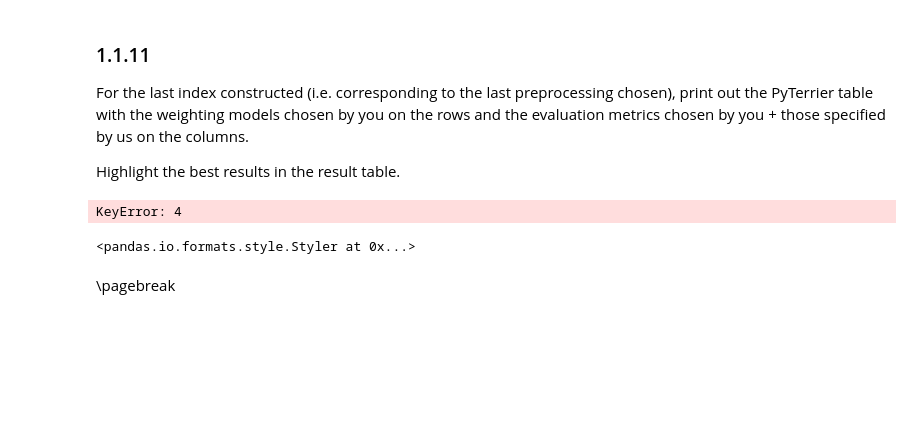
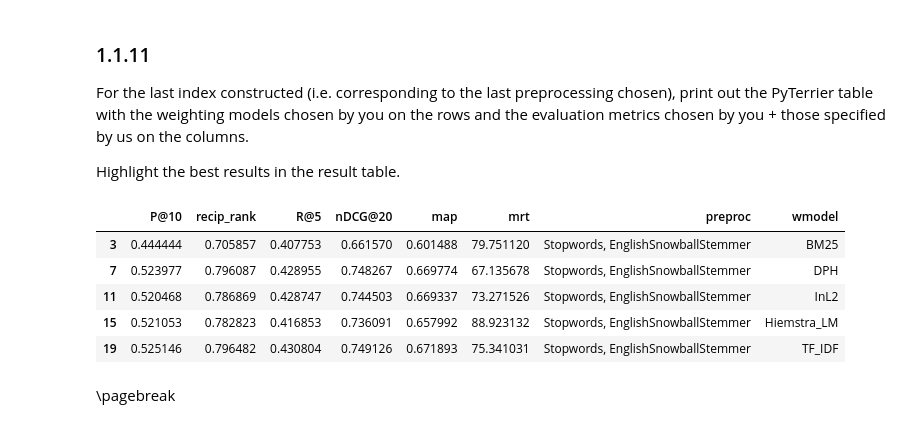
Before and after one commit to Mamiglia/ADM-LT_HW1, a Jupyter notebook: DMT2023-HW1.ipynb, the cells around one changed output. Drawn from its saved outputs; the diff is of its cells as text; code cells hidden in the pictures; blank space fills up the shorter version.

```diff
--- a/DMT2023-HW1.ipynb
+++ b/DMT2023-HW1.ipynb
@@ -587,17 +581,21 @@ Highlight the best results in the result table.
 # %%
 #YOUR CODE STARTS HERE#
 experiment.data['preproc'] = experiment.data.name.map(lambda x: x[0])
 experiment.data['wmodel']  = experiment.data.name.map(lambda x: x[1])
 
-experiment.data = experiment.data[experiment.data.preproc == "Stopwords, EnglishSnowballStemmer"].drop(columns=['name'])
-experiment
+experiment_data = experiment.data[experiment.data.preproc == "Stopwords, EnglishSnowballStemmer"].drop(columns=['name'])
+experiment_data.style.pipe(lambda st: st.background_gradient(axis=0, cmap="viridis"))
 
 
 #YOUR CODE ENDS HERE#
 #THIS IS LINE 10#
 # %% [output]
-KeyError: 4
-<pandas.io.formats.style.Styler at 0x...>
+|  | P@10 | recip_rank | R@5 | nDCG@20 | map | mrt | preproc | wmodel |
+| 3 | 0.444444 | 0.705857 | 0.407753 | 0.661570 | 0.601488 | 79.751120 | Stopwords, EnglishSnowballStemmer | BM25 |
+| 7 | 0.523977 | 0.796087 | 0.428955 | 0.748267 | 0.669774 | 67.135678 | Stopwords, EnglishSnowballStemmer | DPH |
+| 11 | 0.520468 | 0.786869 | 0.428747 | 0.744503 | 0.669337 | 73.271526 | Stopwords, EnglishSnowballStemmer | InL2 |
+| 15 | 0.521053 | 0.782823 | 0.416853 | 0.736091 | 0.657992 | 88.923132 | Stopwords, EnglishSnowballStemmer | Hiemstra_LM |
+| 19 | 0.525146 | 0.796482 | 0.430804 | 0.749126 | 0.671893 | 75.341031 | Stopwords, EnglishSnowballStemmer | TF_IDF |
 # %% [markdown]
 <div style="page-break-after: always; visibility: hidden">
 \pagebreak
```
Also changed, not shown: parts of 25 cells of this notebook.
